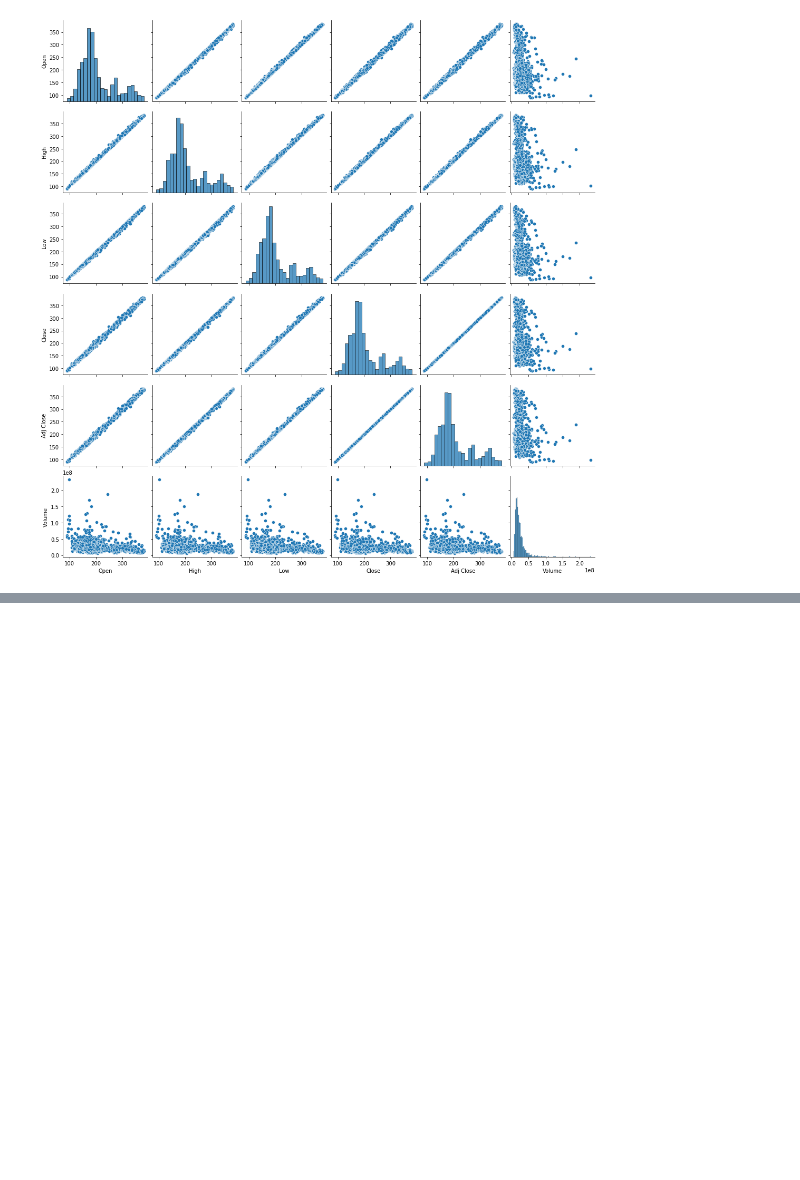
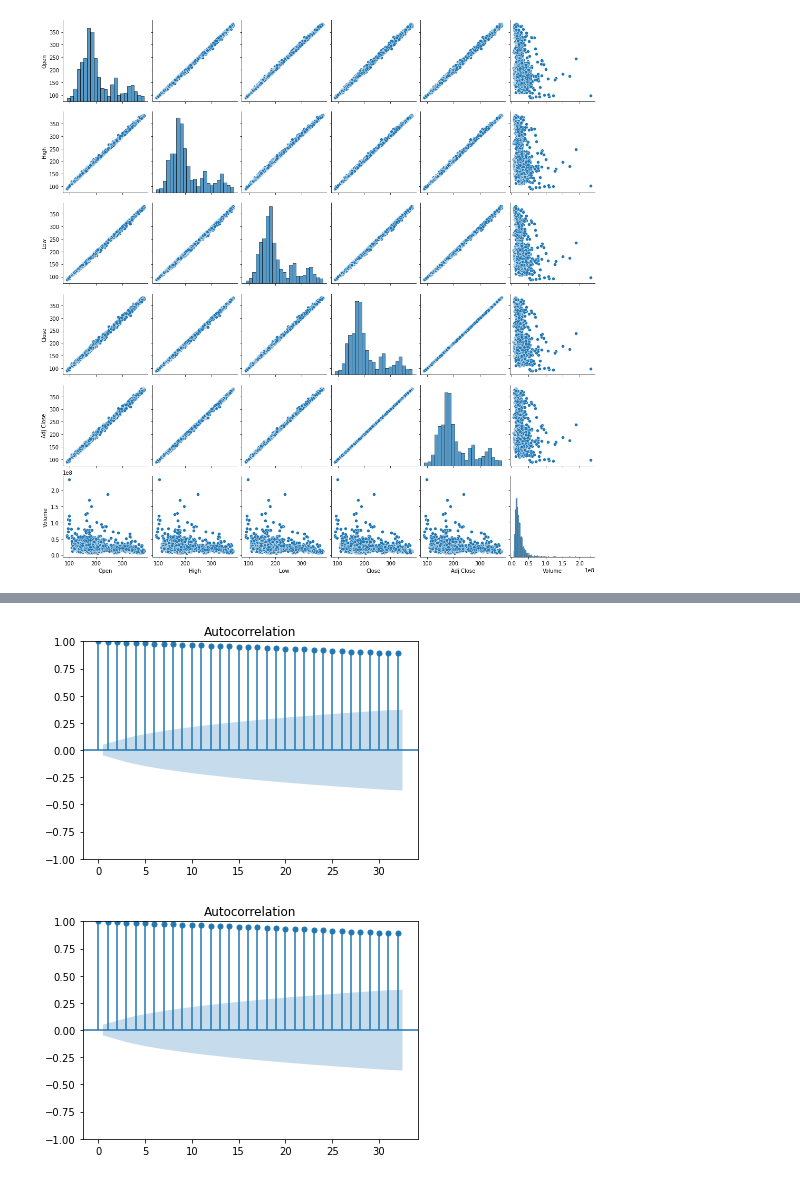
Before and after one commit to samirkhanal35/Data-mining---Time-Series-Analysis, a Jupyter notebook: main.ipynb, the cells around one changed output, grey strips where cells are left out. Cells and saved outputs as stored; diff of their text form; code cells hidden in the pictures; blank space fills up the shorter version.

```diff
--- a/main.ipynb
+++ b/main.ipynb
@@ -124,0 +124,4 @@ fig.show()
+# %%
+# Taking only the 'Adj Close'=> Adjusted close column
+df_temp = pd.DataFrame(df['Adj Close'])
+df_temp
@@ -124,0 +142,4 @@ fig.show()
+# %%
+df_temp['value'] = df_temp['Adj Close']
+df_temp = df_temp.drop(['Adj Close'], axis=1)
+df_temp
@@ -124,0 +160,6 @@ fig.show()
+# %%
+from statsmodels.graphics.tsaplots import plot_acf, plot_pacf
+plot_acf(df_temp.value)
+# %% [output]
+[figure, added]
+[figure, added]
```
Also changed, not shown: parts of 18 cells of this notebook.
